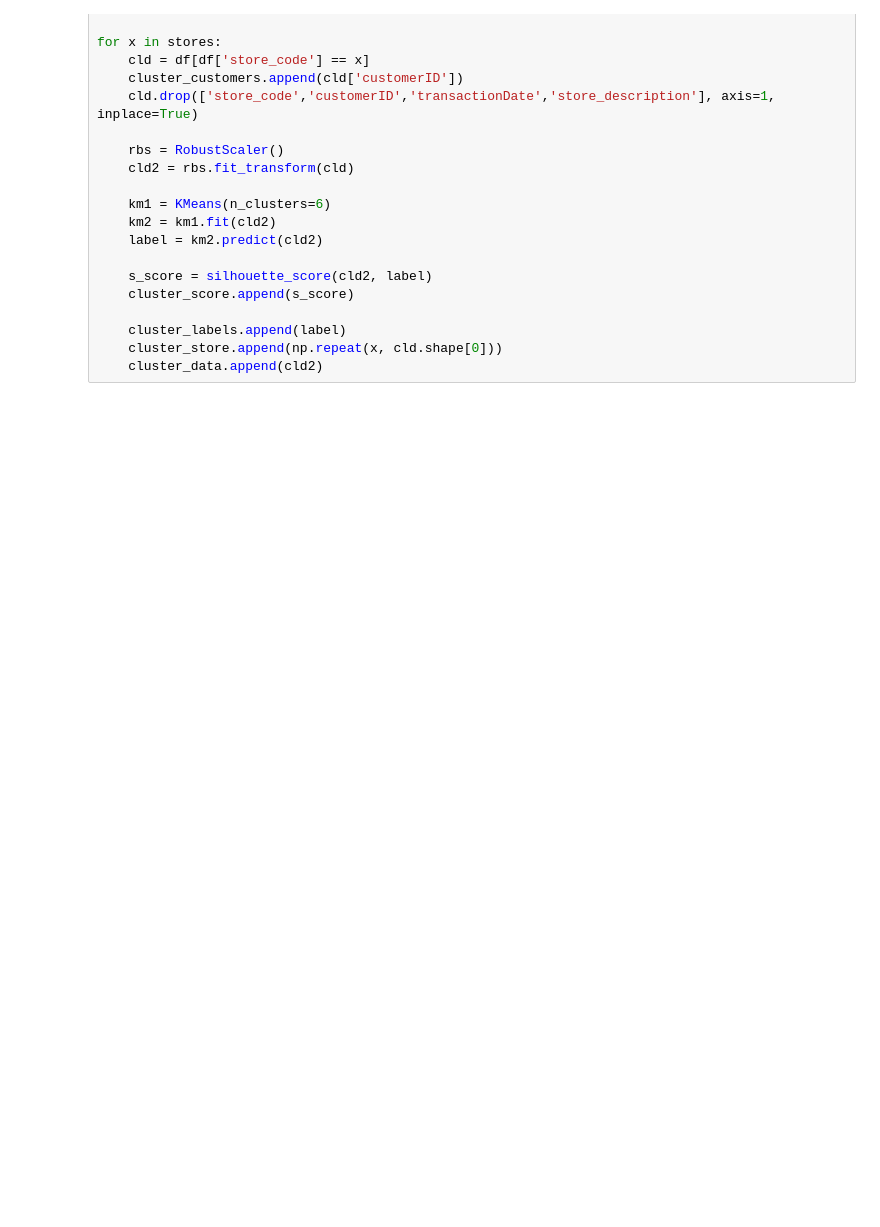
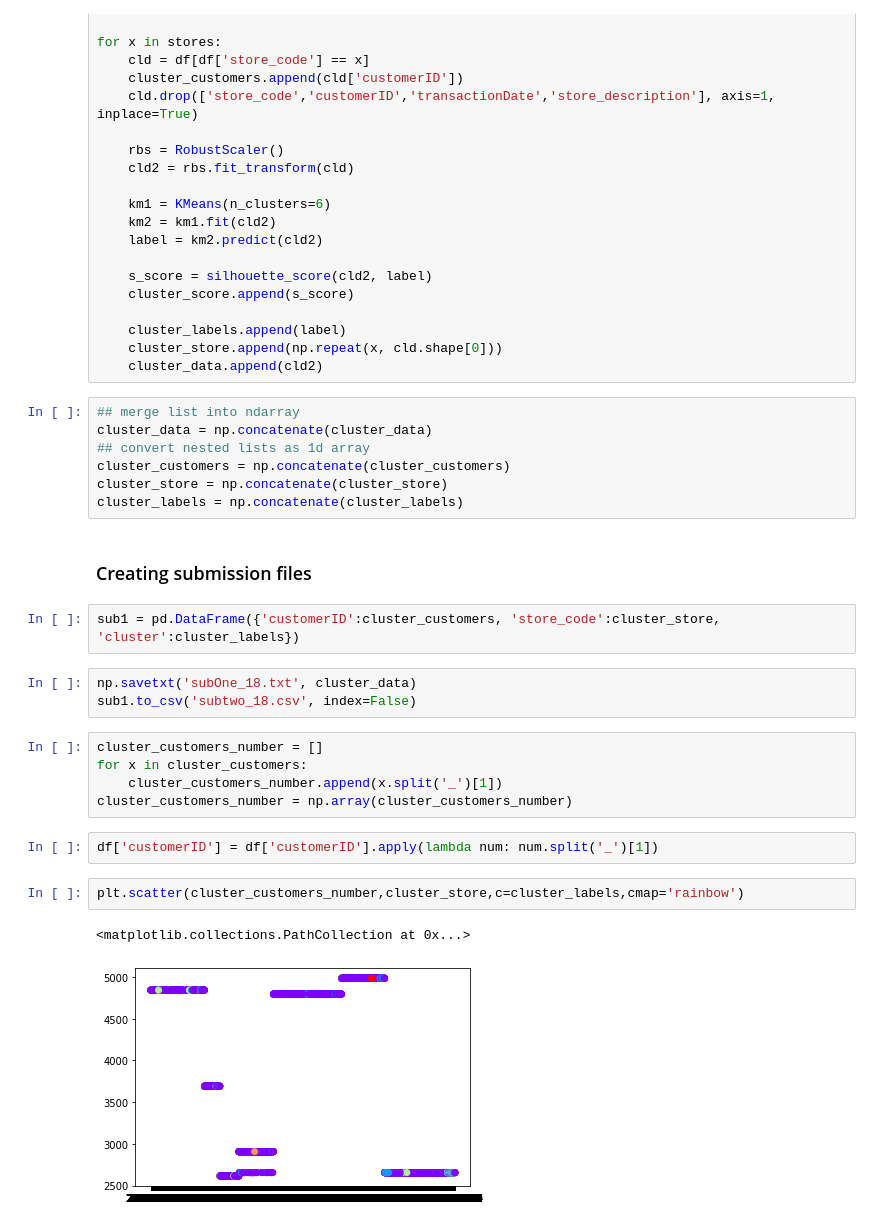
Before and after one commit to AvikantSrivastava/S-MART, a Jupyter notebook: Clustering.ipynb, the cells around one changed output. Cells and saved outputs as stored; diff of their text form; blank space fills up the shorter version.

```diff
--- a/Clustering.ipynb
+++ b/Clustering.ipynb
@@ -132,3 +132,29 @@ for x in stores:
     cluster_labels.append(label)
     cluster_store.append(np.repeat(x, cld.shape[0]))
     cluster_data.append(cld2)
+# %%
+## merge list into ndarray
+cluster_data = np.concatenate(cluster_data)
+## convert nested lists as 1d array
+cluster_customers = np.concatenate(cluster_customers)
+cluster_store = np.concatenate(cluster_store)
+cluster_labels = np.concatenate(cluster_labels)
+# %% [markdown]
+### Creating submission files
+# %%
+sub1 = pd.DataFrame({'customerID':cluster_customers, 'store_code':cluster_store, 'cluster':cluster_labels})
+# %%
+np.savetxt('subOne_18.txt', cluster_data)
+sub1.to_csv('subtwo_18.csv', index=False)
+# %%
+cluster_customers_number = []
+for x in cluster_customers:
+    cluster_customers_number.append(x.split('_')[1])
+cluster_customers_number = np.array(cluster_customers_number)
+# %%
+df['customerID'] = df['customerID'].apply(lambda num: num.split('_')[1])
+# %%
+plt.scatter(cluster_customers_number,cluster_store,c=cluster_labels,cmap='rainbow')
+# %% [output]
+<matplotlib.collections.PathCollection at 0x...>
+[figure, added]
```
Also changed, not shown: parts of 1 cell of this notebook.
